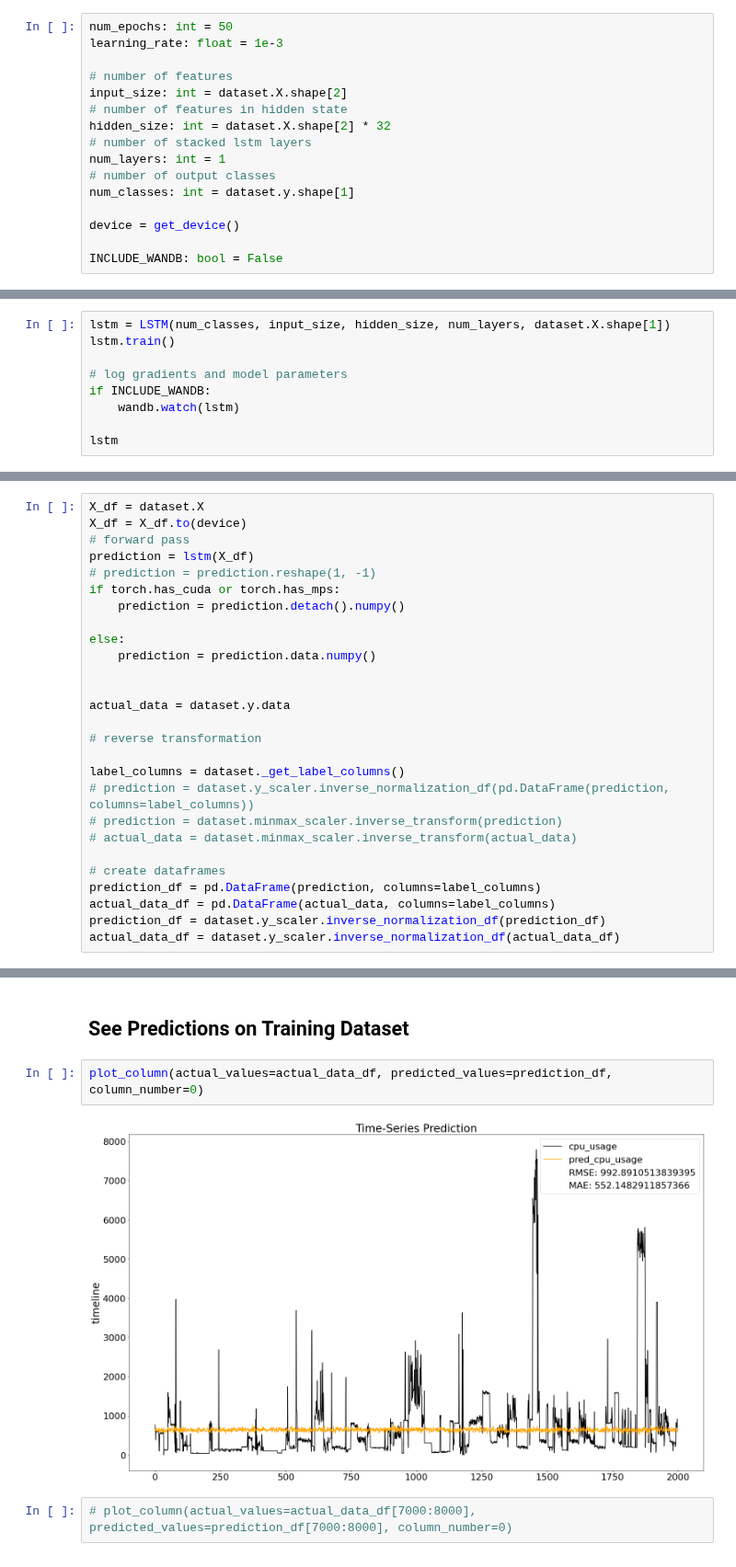
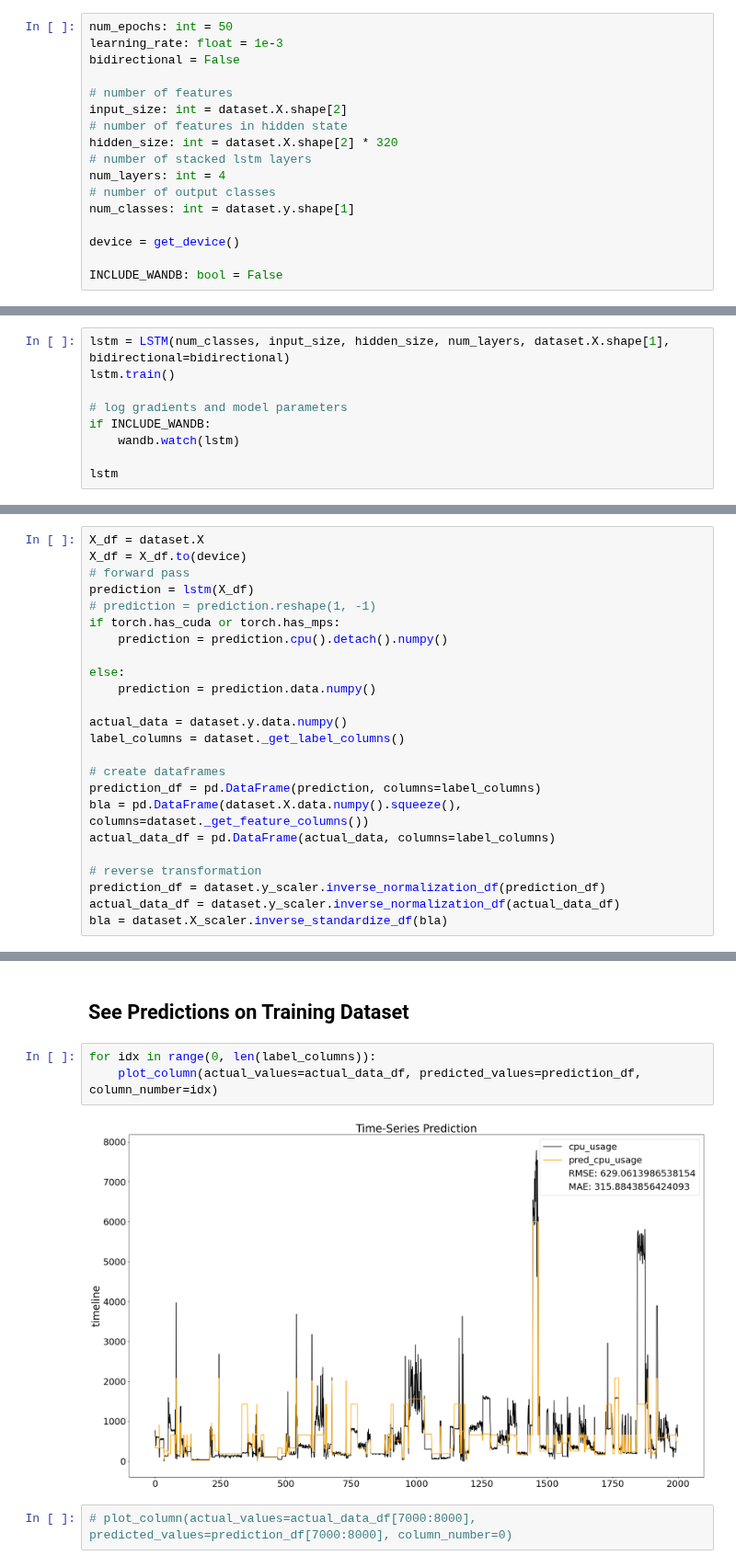
Before and after one commit to MyGodItsFull0fStars/alibaba_clusterdata, a Jupyter notebook: cluster-trace-gpu-v2020/prediction/lstm_general_prediction.ipynb, the cells around one changed output, grey strips where cells are left out. Shown at 92% size. Drawn from its saved outputs; the diff is of its cells as text.

```diff
--- a/cluster-trace-gpu-v2020/prediction/lstm_general_prediction.ipynb
+++ b/cluster-trace-gpu-v2020/prediction/lstm_general_prediction.ipynb
@@ -49,13 +46,14 @@ torch.Size([2000, 1, 18])
 # %%
 num_epochs: int = 50
 learning_rate: float = 1e-3
+bidirectional = False
 
 # number of features
 input_size: int = dataset.X.shape[2]
 # number of features in hidden state
-hidden_size: int = dataset.X.shape[2] * 32
+hidden_size: int = dataset.X.shape[2] * 320
 # number of stacked lstm layers
-num_layers: int = 1
+num_layers: int = 4
 # number of output classes
 num_classes: int = dataset.y.shape[1]
 
@@ -83,7 +81,7 @@ if INCLUDE_WANDB:
     wandb.define_metric(RMSE_TRAINING, summary='min')
     wandb.define_metric(MAE_TRAINING, summary='min')
 # %%
-lstm = LSTM(num_classes, input_size, hidden_size, num_layers, dataset.X.shape[1])
+lstm = LSTM(num_classes, input_size, hidden_size, num_layers, dataset.X.shape[1], bidirectional=bidirectional)
 lstm.train()
 
 # log gradients and model parameters
@@ -211,23 +210,20 @@ X_df = X_df.to(device)
 prediction = lstm(X_df)
 # prediction = prediction.reshape(1, -1)
 if torch.has_cuda or torch.has_mps:
-    prediction = prediction.detach().numpy()
+    prediction = prediction.cpu().detach().numpy()
 
 else:
     prediction = prediction.data.numpy()
 
-
-actual_data = dataset.y.data
-
-# reverse transformation
-
+actual_data = dataset.y.data.numpy()
 label_columns = dataset._get_label_columns()
-# prediction = dataset.y_scaler.inverse_normalization_df(pd.DataFrame(prediction, columns=label_columns))
-# prediction = dataset.minmax_scaler.inverse_transform(prediction)
-# actual_data = dataset.minmax_scaler.inverse_transform(actual_data)
 
 # create dataframes
 prediction_df = pd.DataFrame(prediction, columns=label_columns)
+bla = pd.DataFrame(dataset.X.data.numpy().squeeze(), columns=dataset._get_feature_columns())
 actual_data_df = pd.DataFrame(actual_data, columns=label_columns)
+
+# reverse transformation
 prediction_df = dataset.y_scaler.inverse_normalization_df(prediction_df)
 actual_data_df = dataset.y_scaler.inverse_normalization_df(actual_data_df)
+bla = dataset.X_scaler.inverse_standardize_df(bla)
@@ -295,9 +316,10 @@ def plot_column(actual_values=actual_data_df, predicted_values=prediction_df, co
 # %% [markdown]
 ## See Predictions on Training Dataset
 # %%
-plot_column(actual_values=actual_data_df, predicted_values=prediction_df, column_number=0)
+for idx in range(0, len(label_columns)):
+    plot_column(actual_values=actual_data_df, predicted_values=prediction_df, column_number=idx)
 # %% [output]
-[figure, old version]
+[figure, new version]
 # %%
 # plot_column(actual_values=actual_data_df[7000:8000], predicted_values=prediction_df[7000:8000], column_number=0)
 # %% [markdown]
```
Also changed, not shown: parts of 17 cells of this notebook.
